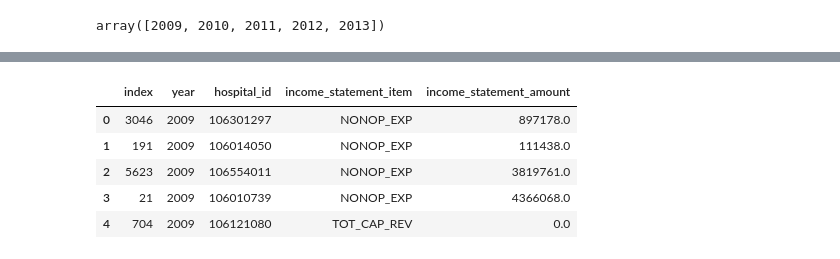
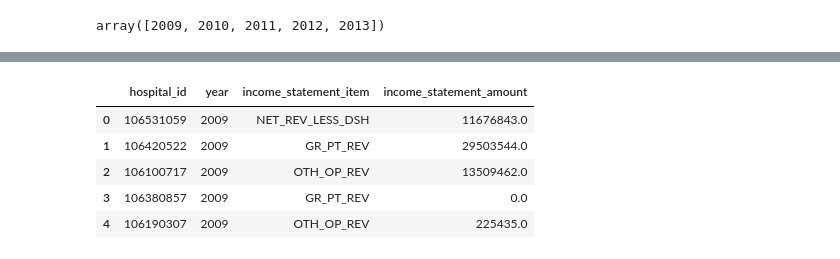
Before and after one commit to zsvorenova/ETL-project, a Jupyter notebook: CleanProfitability.ipynb, the cells around one changed output, grey strips where cells are left out. Saved outputs shown, nothing was run; the diff lists cells and outputs as text; code cells hidden in the pictures.

Commit message:
updating table relationships

```diff
--- a/CleanProfitability.ipynb
+++ b/CleanProfitability.ipynb
@@ -226,9 +235,9 @@ new_profit_df.to_sql(name ='profit', con=engine, if_exists='replace', index=True
 # %%
-pd.read_sql_query('select * from profit', con=engine).head()
+pd.read_sql_query('select * from hospitals_profit', con=engine).head()
 # %% [output]
-|  | index | year | hospital_id | income_statement_item | income_statement_amount |
-| 0 | 3046 | 2009 | 106301297 | NONOP_EXP | 897178.0 |
-| 1 | 191 | 2009 | 106014050 | NONOP_EXP | 111438.0 |
-| 2 | 5623 | 2009 | 106554011 | NONOP_EXP | 3819761.0 |
-| 3 | 21 | 2009 | 106010739 | NONOP_EXP | 4366068.0 |
-| 4 | 704 | 2009 | 106121080 | TOT_CAP_REV | 0.0 |
+|  | hospital_id | year | income_statement_item | income_statement_amount |
+| 0 | 106531059 | 2009 | NET_REV_LESS_DSH | 11676843.0 |
+| 1 | 106420522 | 2009 | GR_PT_REV | 29503544.0 |
+| 2 | 106100717 | 2009 | OTH_OP_REV | 13509462.0 |
+| 3 | 106380857 | 2009 | GR_PT_REV | 0.0 |
+| 4 | 106190307 | 2009 | OTH_OP_REV | 225435.0 |
```
Also changed, not shown: parts of 10 cells of this notebook, 4 other files.
